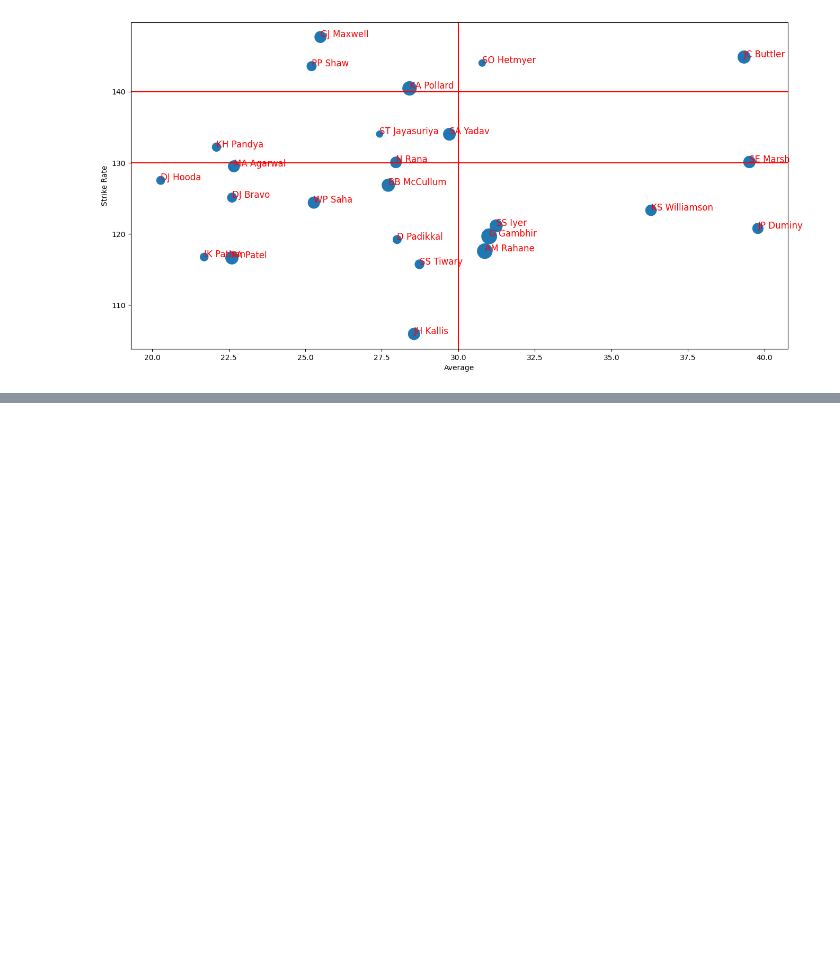
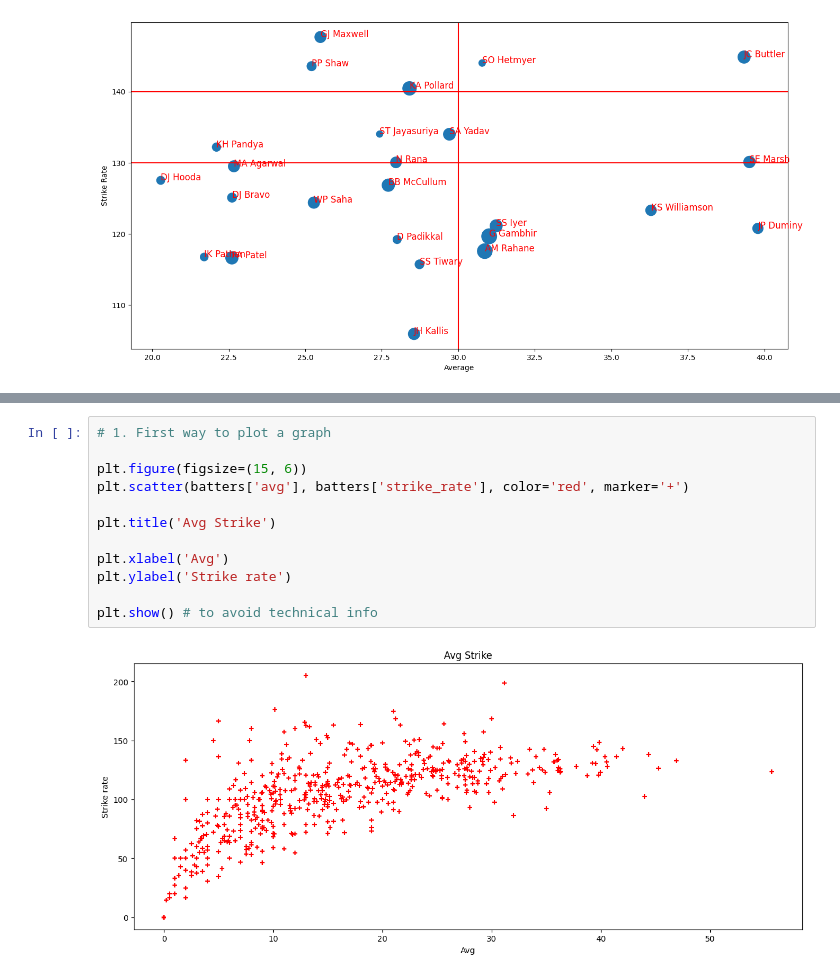
Before and after one commit to Muhammad-Waleed-Source/Matplotlib, a Jupyter notebook: Matplotlib_2.ipynb, the cells around one changed output, grey strips where cells are left out. Saved outputs shown, nothing was run; the diff lists cells and outputs as text; blank space fills up the shorter version.

```diff
--- a/Matplotlib_2.ipynb
+++ b/Matplotlib_2.ipynb
@@ -247,0 +259,14 @@ Text(0, 0.5, 'Strike Rate')
+# %%
+# 1. First way to plot a graph
+
+plt.figure(figsize=(15, 6))
+plt.scatter(batters['avg'], batters['strike_rate'], color='red', marker='+')
+
+plt.title('Avg Strike')
+
+plt.xlabel('Avg')
+plt.ylabel('Strike rate')
+
+plt.show() # to avoid technical info
+# %% [output]
+[figure, added]
```
Also changed, not shown: parts of 5 cells of this notebook.
